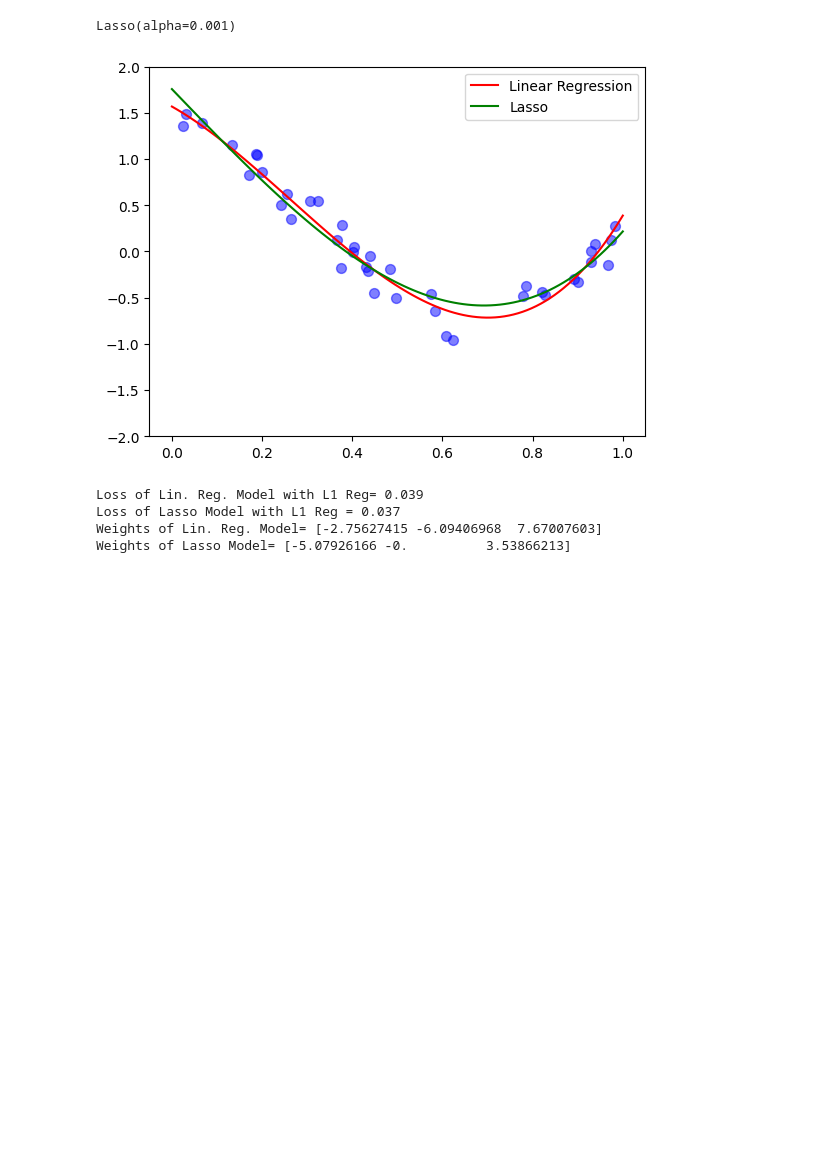
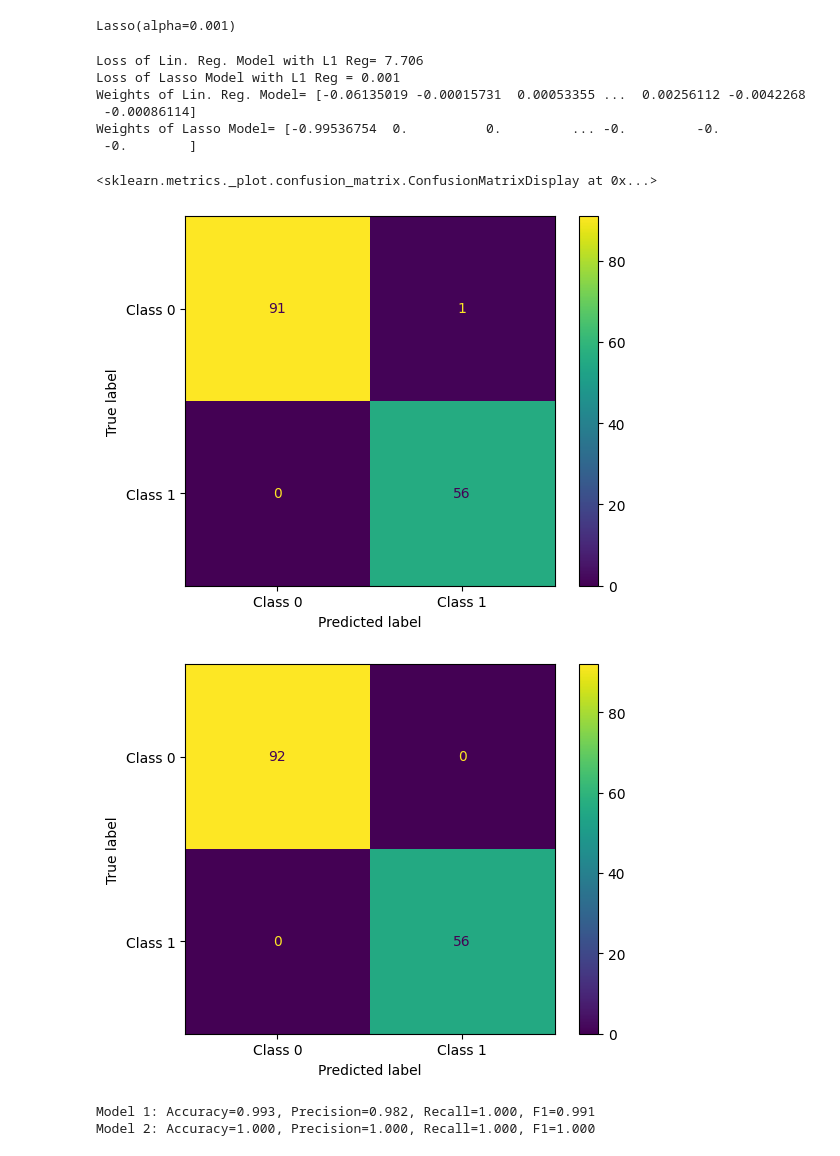
Before and after one commit to rileydrcelik/startup_predictor, a Jupyter notebook: regression_demo.ipynb, the cells around one changed output. Saved outputs shown, nothing was run; the diff lists cells and outputs as text; code cells hidden in the pictures; blank space fills up the shorter version.

Commit message:
regression model sample

```diff
--- a/hw.ipynb
+++ b/regression_demo.ipynb
@@ -208,40 +205,49 @@ X = X.reshape(-1, 1)
 # %%
+Lambda = .001
+
 polymodel = PolynomialFeatures(degree = 3, include_bias = True)
-data = polymodel.fit_transform(X)
+data = polymodel.fit_transform(x_train)
 model1 = LinearRegression()
 model2 = Lasso(alpha=Lambda)
 
-model1.fit(data, y)
-model2.fit(data, y)
+model1.fit(data, y_train)
+model2.fit(data, y_train)
 # %% [output]
 Lasso(alpha=0.001)
-# %%
-X_plot = np.linspace(0, 1, 100).reshape(-1, 1)
-X_plot_poly = polymodel.transform(X_plot)
-fig = plt.figure()
-
-plt.scatter(X,y, c='b', s=50, alpha=.5)
-plt.plot(X_plot,model1.predict(X_plot_poly),'-r', label='Linear Regression')
-plt.plot(X_plot,model2.predict(X_plot_poly),'-g', label='Lasso')
-plt.legend()
-plt.ylim(-2,2)
-fig.show()
-# %% [output]
-[figure, removed]
 # %%
-y_pred1 = model1.predict(polymodel.transform(X))
-y_pred2 = model2.predict(polymodel.transform(X))
+y_pred1 = model1.predict(polymodel.transform(x_val))
+y_pred2 = model2.predict(polymodel.transform(x_val))
 #now its actually doing the predictions
 
-loss1 = ((y_pred1-y)**2).mean() + Lambda*(np.abs(model1.coef_)).sum()
-loss2 = ((y_pred2-y)**2).mean() + Lambda*(np.abs(model2.coef_)).sum()
+loss1 = ((y_pred1-y_val)**2).mean() + Lambda*(np.abs(model1.coef_)).sum()
+loss2 = ((y_pred2-y_val)**2).mean() + Lambda*(np.abs(model2.coef_)).sum()
 
 loss1, loss2
 print(f'Loss of Lin. Reg. Model with L1 Reg= {loss1:.3f} \nLoss of Lasso Model with L1 Reg = {loss2:.3f}')
 print('Weights of Lin. Reg. Model=', model1.coef_[1:])
 print('Weights of Lasso Model=', model2.coef_[1:])
+
+threshold = .5
+
+
+y_pred1 = [1 if prob >= threshold else 0 for prob in y_pred1]
+y_pred2 = [1 if prob >= threshold else 0 for prob in y_pred2]
+
+cm1 = confusion_matrix(y_val, y_pred1)
+cm2 = confusion_matrix(y_val, y_pred2)
+
+disp1 = ConfusionMatrixDisplay(confusion_matrix=cm1, display_labels=["Class 0", "Class 1"])
+disp1.plot()
+
+disp2 = ConfusionMatrixDisplay(confusion_matrix=cm2, display_labels=["Class 0", "Class 1"])
+disp2.plot()
 # %% [output]
-Loss of Lin. Reg. Model with L1 Reg= 0.039
-Loss of Lasso Model with L1 Reg = 0.037
-Weights of Lin. Reg. Model= [-2.75627415 -6.09406968  7.67007603]
-Weights of Lasso Model= [-5.07926166 -0.          3.53866213]
+Loss of Lin. Reg. Model with L1 Reg= 7.706
+Loss of Lasso Model with L1 Reg = 0.001
+Weights of Lin. Reg. Model= [-0.06135019 -0.00015731  0.00053355 ...  0.00256112 -0.0042268
+ -0.00086114]
+Weights of Lasso Model= [-0.99536754  0.          0.         ... -0.         -0.
+ -0.        ]
+<sklearn.metrics._plot.confusion_matrix.ConfusionMatrixDisplay at 0x...>
+[figure, added]
+[figure, added]
@@ -263,0 +254,19 @@ warnings.filterwarnings("ignore")
+# %%
+accuracy1 = accuracy_score(y_val, y_pred1)
+accuracy2 = accuracy_score(y_val, y_pred2)
+
+precision1 = precision_score(y_val, y_pred1)
+precision2 = precision_score(y_val, y_pred2)
+
+recall1 = recall_score(y_val, y_pred1)
+recall2 = recall_score(y_val, y_pred2)
+
+f1_1 = f1_score(y_val, y_pred1)
+f1_2 = f1_score(y_val, y_pred2)
+
+print(f"Model 1: Accuracy={accuracy1:.3f}, Precision={precision1:.3f}, Recall={recall1:.3f}, F1={f1_1:.3f}")
+print(f"Model 2: Accuracy={accuracy2:.3f}, Precision={precision2:.3f}, Recall={recall2:.3f}, F1={f1_2:.3f}")
+#uhhhhhh i think these might be a bit overfitted
+# %% [output]
+Model 1: Accuracy=0.993, Precision=0.982, Recall=1.000, F1=0.991
+Model 2: Accuracy=1.000, Precision=1.000, Recall=1.000, F1=1.000
```
Also changed, not shown: parts of 3 cells of this notebook.
